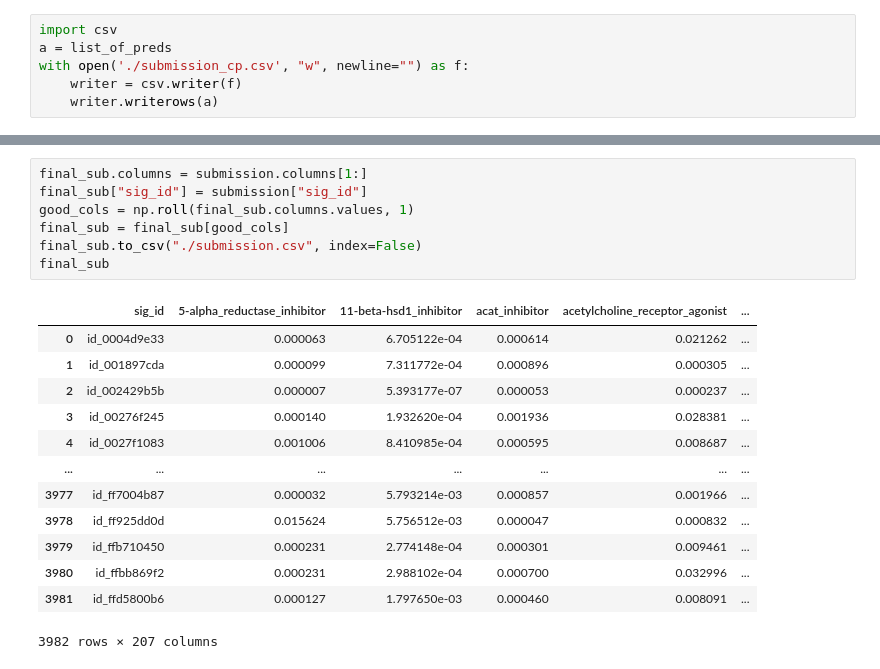
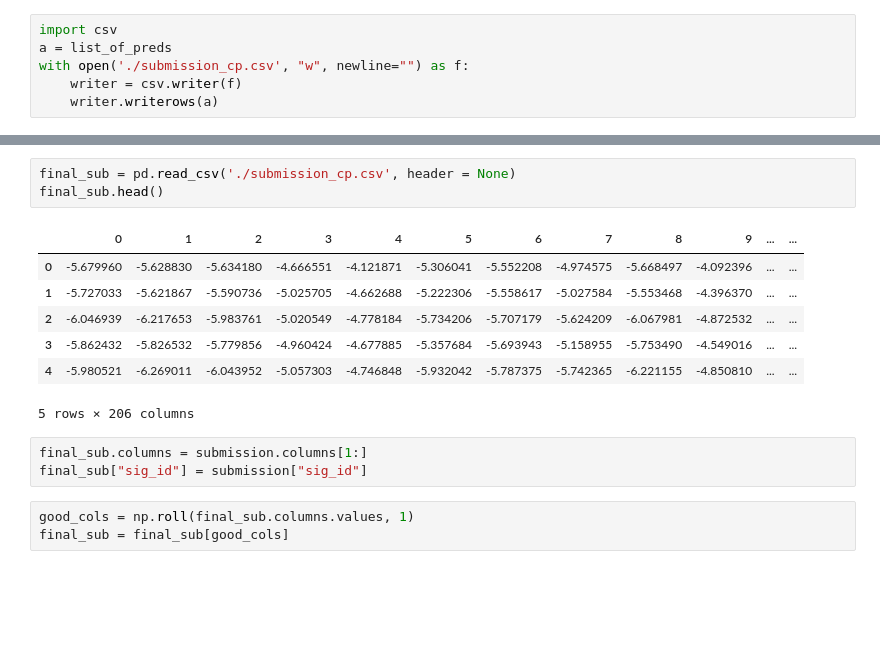
Before and after one commit to Mainakdeb/moa-classification, a Jupyter notebook: moa-classification.ipynb, the cells around one changed output, grey strips where cells are left out. Saved outputs shown, nothing was run; the diff lists cells and outputs as text; blank space fills up the shorter version.

```diff
--- a/moa-classification.ipynb
+++ b/moa-classification.ipynb
@@ -372,21 +395,17 @@ plt.plot(final_sub.values[0], ".")
+# %%
+final_sub = pd.read_csv('./submission_cp.csv', header = None)
+final_sub.head()
+# %% [output]
+|  | 0 | 1 | 2 | 3 | 4 | 5 | 6 | 7 | 8 | 9 | ... | ... |
+| 0 | -5.679960 | -5.628830 | -5.634180 | -4.666551 | -4.121871 | -5.306041 | -5.552208 | -4.974575 | -5.668497 | -4.092396 | ... | ... |
+| 1 | -5.727033 | -5.621867 | -5.590736 | -5.025705 | -4.662688 | -5.222306 | -5.558617 | -5.027584 | -5.553468 | -4.396370 | ... | ... |
+| 2 | -6.046939 | -6.217653 | -5.983761 | -5.020549 | -4.778184 | -5.734206 | -5.707179 | -5.624209 | -6.067981 | -4.872532 | ... | ... |
+| 3 | -5.862432 | -5.826532 | -5.779856 | -4.960424 | -4.677885 | -5.357684 | -5.693943 | -5.158955 | -5.753490 | -4.549016 | ... | ... |
+| 4 | -5.980521 | -6.269011 | -6.043952 | -5.057303 | -4.746848 | -5.932042 | -5.787375 | -5.742365 | -6.221155 | -4.850810 | ... | ... |
+5 rows × 206 columns
 # %%
 final_sub.columns = submission.columns[1:]
 final_sub["sig_id"] = submission["sig_id"]
-good_cols = np.roll(final_sub.columns.values, 1)
-final_sub = final_sub[good_cols]
-final_sub.to_csv("./submission.csv", index=False)
-final_sub
-# %% [output]
-|  | sig_id | 5-alpha_reductase_inhibitor | 11-beta-hsd1_inhibitor | acat_inhibitor | acetylcholine_receptor_agonist | ... |
-| 0 | id_0004d9e33 | 0.000063 | 6.705122e-04 | 0.000614 | 0.021262 | ... |
-| 1 | id_001897cda | 0.000099 | 7.311772e-04 | 0.000896 | 0.000305 | ... |
-| 2 | id_002429b5b | 0.000007 | 5.393177e-07 | 0.000053 | 0.000237 | ... |
-| 3 | id_00276f245 | 0.000140 | 1.932620e-04 | 0.001936 | 0.028381 | ... |
-| 4 | id_0027f1083 | 0.001006 | 8.410985e-04 | 0.000595 | 0.008687 | ... |
-| ... | ... | ... | ... | ... | ... | ... |
-| 3977 | id_ff7004b87 | 0.000032 | 5.793214e-03 | 0.000857 | 0.001966 | ... |
-| 3978 | id_ff925dd0d | 0.015624 | 5.756512e-03 | 0.000047 | 0.000832 | ... |
-| 3979 | id_ffb710450 | 0.000231 | 2.774148e-04 | 0.000301 | 0.009461 | ... |
-| 3980 | id_ffbb869f2 | 0.000231 | 2.988102e-04 | 0.000700 | 0.032996 | ... |
-| 3981 | id_ffd5800b6 | 0.000127 | 1.797650e-03 | 0.000460 | 0.008091 | ... |
-3982 rows × 207 columns
+# %%
+good_cols = np.roll(final_sub.columns.values, 1)
+final_sub = final_sub[good_cols]
```
Also changed, not shown: parts of 24 cells of this notebook.
